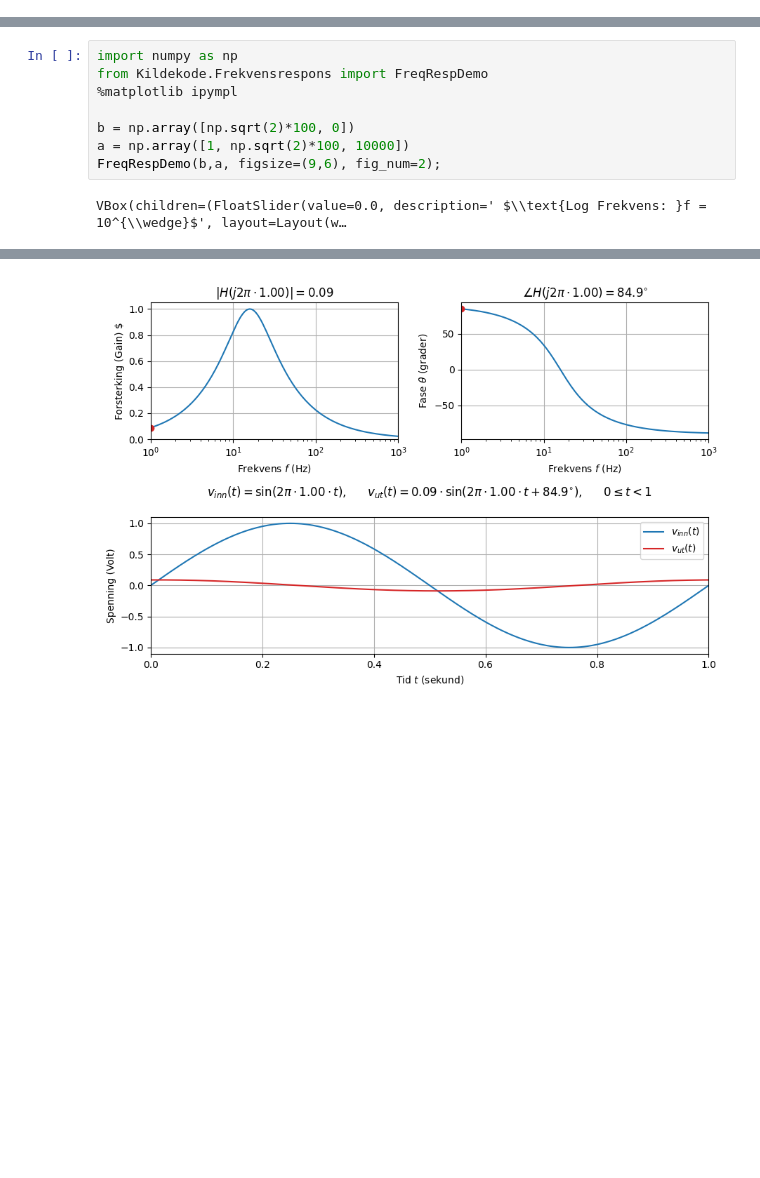
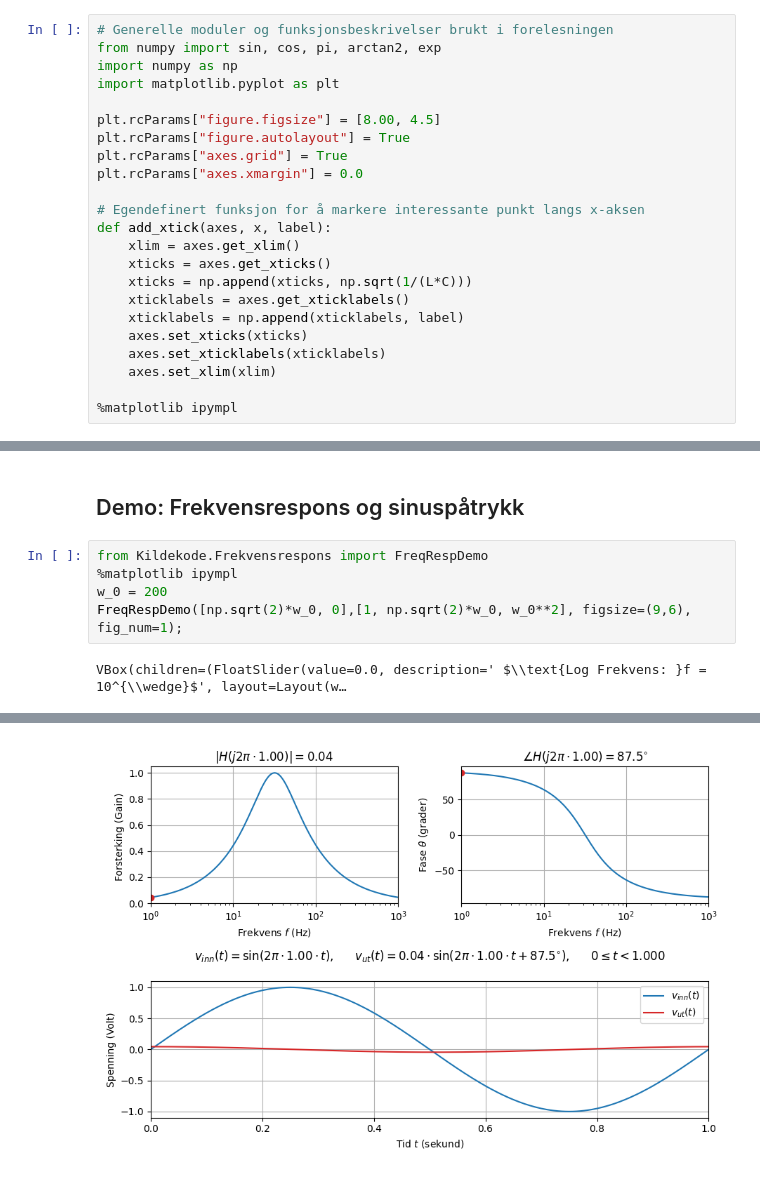
Before and after one commit to kaierih/AIS1004_Forelesninger, a Jupyter notebook: Uke08_Frekvensrespons.ipynb, the cells around one changed output, grey strips where cells are left out. Cells and saved outputs as stored; diff of their text form; blank space fills up the shorter version.

Commit message:
Oppdatert forelesning om frekvensrespons

```diff
--- a/Uke08_Frekvensrespons.ipynb
+++ b/Uke08_Frekvensrespons.ipynb
@@ -0,0 +1,23 @@
+# %%
+# Generelle moduler og funksjonsbeskrivelser brukt i forelesningen
+from numpy import sin, cos, pi, arctan2, exp
+import numpy as np
+import matplotlib.pyplot as plt
+
+plt.rcParams["figure.figsize"] = [8.00, 4.5]
+plt.rcParams["figure.autolayout"] = True
+plt.rcParams["axes.grid"] = True
+plt.rcParams["axes.xmargin"] = 0.0
+
+# Egendefinert funksjon for å markere interessante punkt langs x-aksen
+def add_xtick(axes, x, label):
+    xlim = axes.get_xlim()
+    xticks = axes.get_xticks()
+    xticks = np.append(xticks, np.sqrt(1/(L*C)))
+    xticklabels = axes.get_xticklabels()
+    xticklabels = np.append(xticklabels, label)
+    axes.set_xticks(xticks)
+    axes.set_xticklabels(xticklabels)
+    axes.set_xlim(xlim)
+
+%matplotlib ipympl
@@ -1,12 +100,11 @@
+# %% [markdown]
+## Demo: Frekvensrespons og sinuspåtrykk
 # %%
-import numpy as np
 from Kildekode.Frekvensrespons import FreqRespDemo
 %matplotlib ipympl
-
-b = np.array([np.sqrt(2)*100, 0])
-a = np.array([1, np.sqrt(2)*100, 10000])
-FreqRespDemo(b,a, figsize=(9,6), fig_num=2);
+w_0 = 200
+FreqRespDemo([np.sqrt(2)*w_0, 0],[1, np.sqrt(2)*w_0, w_0**2], figsize=(9,6), fig_num=1);
 # %% [output]
 VBox(children=(FloatSlider(value=0.0, description=' $\\text{Log Frekvens: }f = 10^{\\wedge}$', layout=Layout(w…
 [interactive output not drawn]
-[figure, old version]
+[figure, new version]
```
Also changed, not shown: parts of 32 cells of this notebook, 15 other files.
